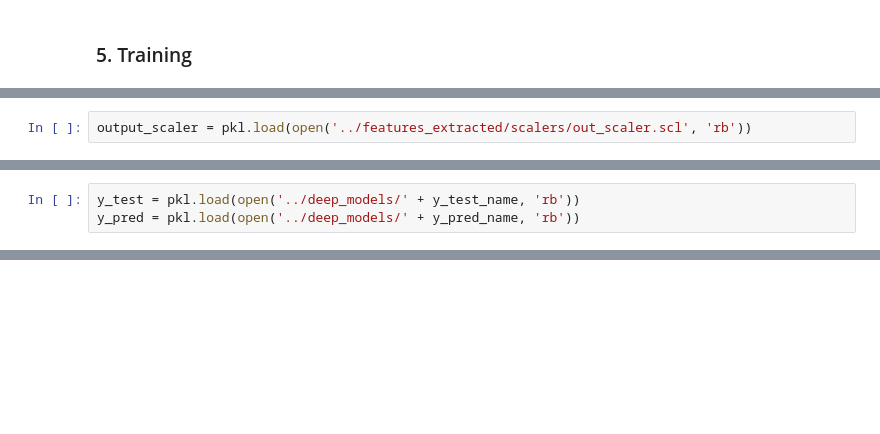
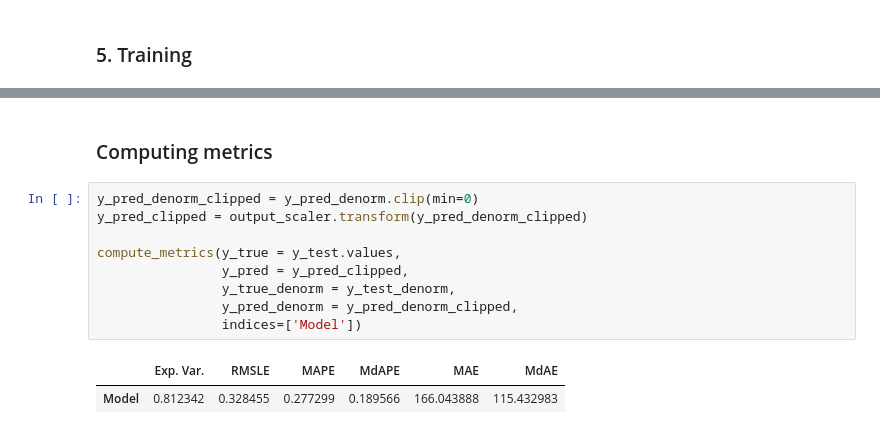
Before and after one commit to arthurarj/ttdp_project, a Jupyter notebook: TTDP_Deep_Models.ipynb, the cells around one changed output, grey strips where cells are left out. Drawn from its saved outputs; the diff is of its cells as text; blank space fills up the shorter version.

```diff
--- a/TTDP_Deep_Models.ipynb
+++ b/TTDP_Deep_Models.ipynb
@@ -131,2 +189,0 @@ np.concatenate((y_pred_denorm, y_test_denorm),axis=1);
-# %%
-output_scaler = pkl.load(open('../features_extracted/scalers/out_scaler.scl', 'rb'))
@@ -146,3 +189,0 @@ weights_name = 'model_' + model_id + '.h5'
-# %%
-y_test = pkl.load(open('../deep_models/' + y_test_name, 'rb'))
-y_pred = pkl.load(open('../deep_models/' + y_pred_name, 'rb'))
@@ -202,0 +206,14 @@ ID = 2018-12-14 18_09_28.892350
+# %% [markdown]
+### Computing metrics
+# %%
+y_pred_denorm_clipped = y_pred_denorm.clip(min=0)
+y_pred_clipped = output_scaler.transform(y_pred_denorm_clipped)
+
+compute_metrics(y_true = y_test.values,
+                y_pred = y_pred_clipped,
+                y_true_denorm = y_test_denorm,
+                y_pred_denorm = y_pred_denorm_clipped,
+                indices=['Model'])
+# %% [output]
+|  | Exp. Var. | RMSLE | MAPE | MdAPE | MAE | MdAE |
+| Model | 0.812342 | 0.328455 | 0.277299 | 0.189566 | 166.043888 | 115.432983 |
```
Also changed, not shown: parts of 26 cells of this notebook.
